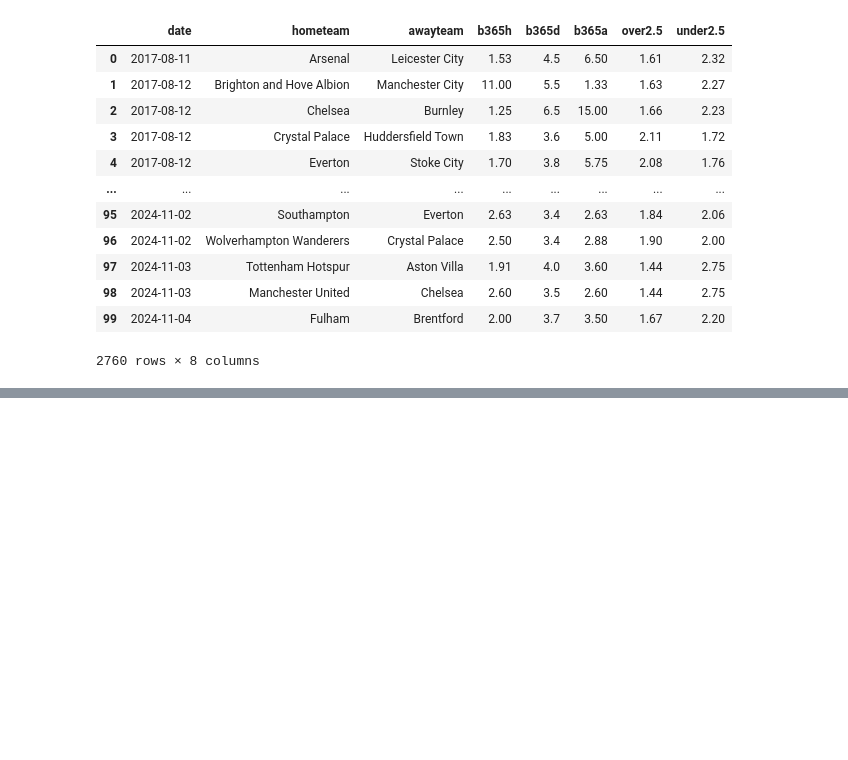
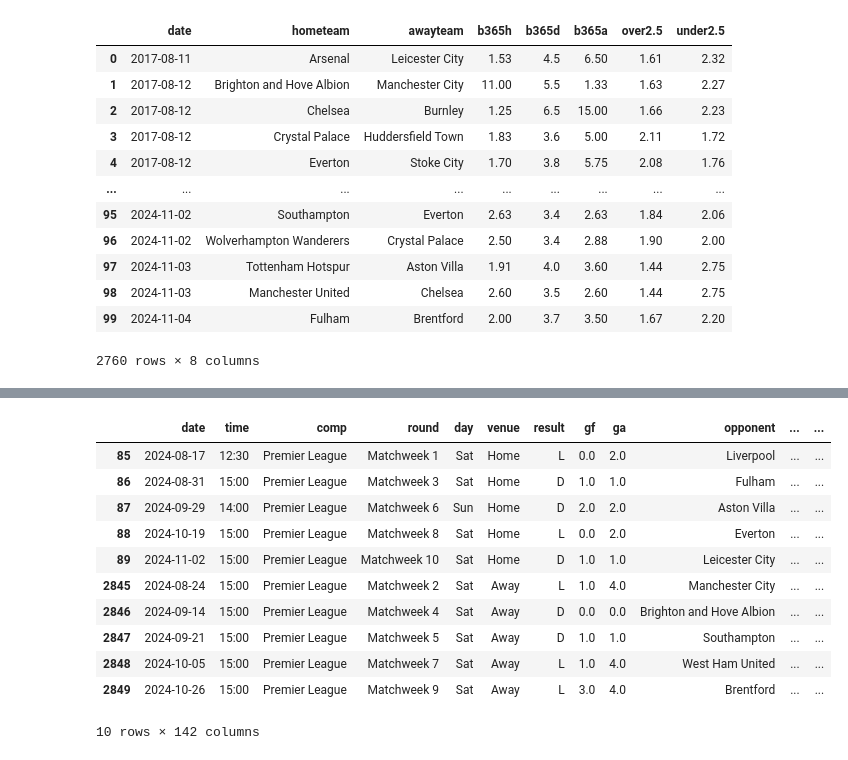
Before and after one commit to Viperoxz/Football-Predicting, a Jupyter notebook: data_aggregation.ipynb, the cells around one changed output, grey strips where cells are left out. Drawn from its saved outputs; the diff is of its cells as text; code cells hidden in the pictures; blank space fills up the shorter version.

```diff
--- a/data_aggregation.ipynb
+++ b/data_aggregation.ipynb
@@ -177 +157,16 @@ merge_data
+# %%
+merged_data[merged_data['team'] == 'Ipswich Town']
+# %% [output]
+|  | date | time | comp | round | day | venue | result | gf | ga | opponent | ... | ... |
+| 85 | 2024-08-17 | 12:30 | Premier League | Matchweek 1 | Sat | Home | L | 0.0 | 2.0 | Liverpool | ... | ... |
+| 86 | 2024-08-31 | 15:00 | Premier League | Matchweek 3 | Sat | Home | D | 1.0 | 1.0 | Fulham | ... | ... |
+| 87 | 2024-09-29 | 14:00 | Premier League | Matchweek 6 | Sun | Home | D | 2.0 | 2.0 | Aston Villa | ... | ... |
+| 88 | 2024-10-19 | 15:00 | Premier League | Matchweek 8 | Sat | Home | L | 0.0 | 2.0 | Everton | ... | ... |
+| 89 | 2024-11-02 | 15:00 | Premier League | Matchweek 10 | Sat | Home | D | 1.0 | 1.0 | Leicester City | ... | ... |
+| 2845 | 2024-08-24 | 15:00 | Premier League | Matchweek 2 | Sat | Away | L | 1.0 | 4.0 | Manchester City | ... | ... |
+| 2846 | 2024-09-14 | 15:00 | Premier League | Matchweek 4 | Sat | Away | D | 0.0 | 0.0 | Brighton and Hove Albion | ... | ... |
+| 2847 | 2024-09-21 | 15:00 | Premier League | Matchweek 5 | Sat | Away | D | 1.0 | 1.0 | Southampton | ... | ... |
+| 2848 | 2024-10-05 | 15:00 | Premier League | Matchweek 7 | Sat | Away | L | 1.0 | 4.0 | West Ham United | ... | ... |
+| 2849 | 2024-10-26 | 15:00 | Premier League | Matchweek 9 | Sat | Away | L | 3.0 | 4.0 | Brentford | ... | ... |
+10 rows × 142 columns
 # %%
```
Also changed, not shown: parts of 8 cells of this notebook, 6 other files.
